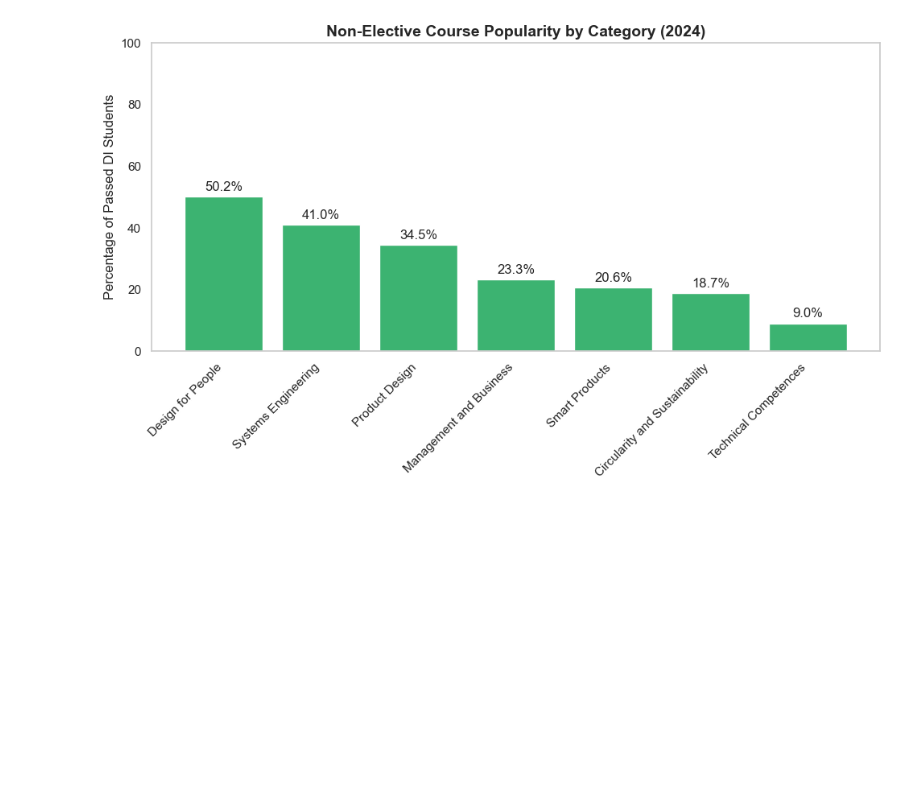
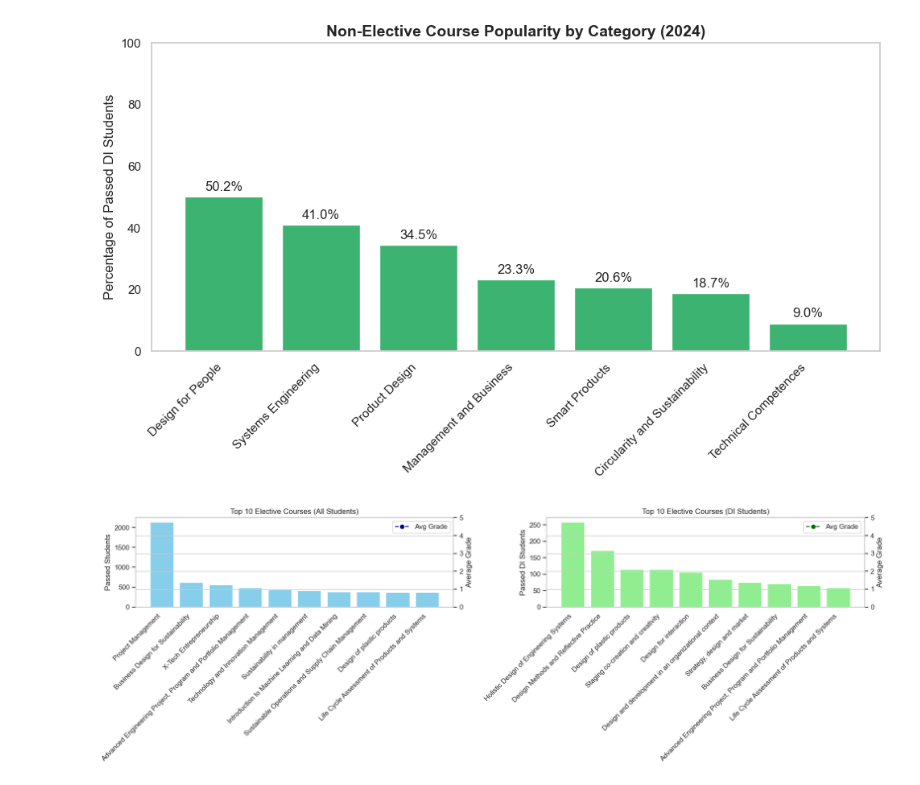
Before and after one commit to Alex-Nielsen-manden/Alex-Nielsen-manden.github.io, a Jupyter notebook: Data load/Final Project B.ipynb, the cells around one changed output. Drawn from its saved outputs; the diff is of its cells as text; code cells hidden in the pictures; blank space fills up the shorter version.

```diff
--- a/Data load/Final Project B.ipynb
+++ b/Data load/Final Project B.ipynb
@@ -938,3 +938,71 @@ plt.savefig("popularity_by_category_2024_non_electives.png", dpi=300, bbox_inche
 plt.show()
 # %% [output]
 [figure]
+# %%
+# Create df_n8 from CD
+df_n8 = CD.copy()
+
+# Filter for elective courses only
+df_n8 = df_n8[df_n8['Course type'] == 'Elective']
+
+# Convert relevant columns to numeric
+df_n8['Passed students'] = pd.to_numeric(df_n8['Passed students'], errors='coerce')
+df_n8['Passed DI students'] = pd.to_numeric(df_n8['Passed DI students'], errors='coerce')
+df_n8['Average grade'] = pd.to_numeric(df_n8['Average grade'], errors='coerce')
+
+# Drop rows with missing values
+df_n8 = df_n8.dropna(subset=['Passed students', 'Passed DI students', 'Average grade'])
+
+# Group and summarize
+summary = df_n8.groupby('Course name').agg({
+    'Passed students': 'sum',
+    'Passed DI students': 'sum',
+    'Average grade': 'mean'
+}).reset_index()
+
+# Top 10 courses by all and DI students
+top_all = summary.sort_values(by='Passed students', ascending=False).head(10)
+top_di = summary.sort_values(by='Passed DI students', ascending=False).head(10)
+
+# Create consistent x positions
+x_all = range(len(top_all))
+x_di = range(len(top_di))
+
+# Plot
+fig, (ax1, ax2) = plt.subplots(1, 2, figsize=(18, 6))
+
+# --- All Students Plot ---
+ax1_bar = ax1
+ax1_line = ax1.twinx()
+
+ax1_bar.bar(x_all, top_all['Passed students'], color='skyblue')
+ax1_line.plot(x_all, top_all['Average grade'], color='darkblue', marker='o', linestyle='--', label='Avg Grade')
+
+ax1_bar.set_title('Top 10 Elective Courses (All Students)')
+ax1_bar.set_ylabel('Passed Students')
+ax1_line.set_ylabel('Average Grade')
+ax1_bar.set_xticks(x_all)
+ax1_bar.set_xticklabels(top_all['Course name'], rotation=45, ha='right')
+ax1_line.set_ylim(0, 5)
+ax1_line.legend(loc='upper right')
+
+# --- DI Students Plot ---
+ax2_bar = ax2
+ax2_line = ax2.twinx()
+
+ax2_bar.bar(x_di, top_di['Passed DI students'], color='lightgreen')
+ax2_line.plot(x_di, top_di['Average grade'], color='darkgreen', marker='o', linestyle='--', label='Avg Grade')
+
+ax2_bar.set_title('Top 10 Elective Courses (DI Students)')
+ax2_bar.set_ylabel('Passed DI Students')
+ax2_line.set_ylabel('Average Grade')
+ax2_bar.set_xticks(x_di)
+ax2_bar.set_xticklabels(top_di['Course name'], rotation=45, ha='right')
+ax2_line.set_ylim(0, 5)
+ax2_line.legend(loc='upper right')
+ax1.grid(False)
+ax2.grid(False)
+plt.tight_layout()
+plt.show()
+# %% [output]
+[figure, added]
```
Also changed, not shown: parts of 1 cell of this notebook, 2 other files.
